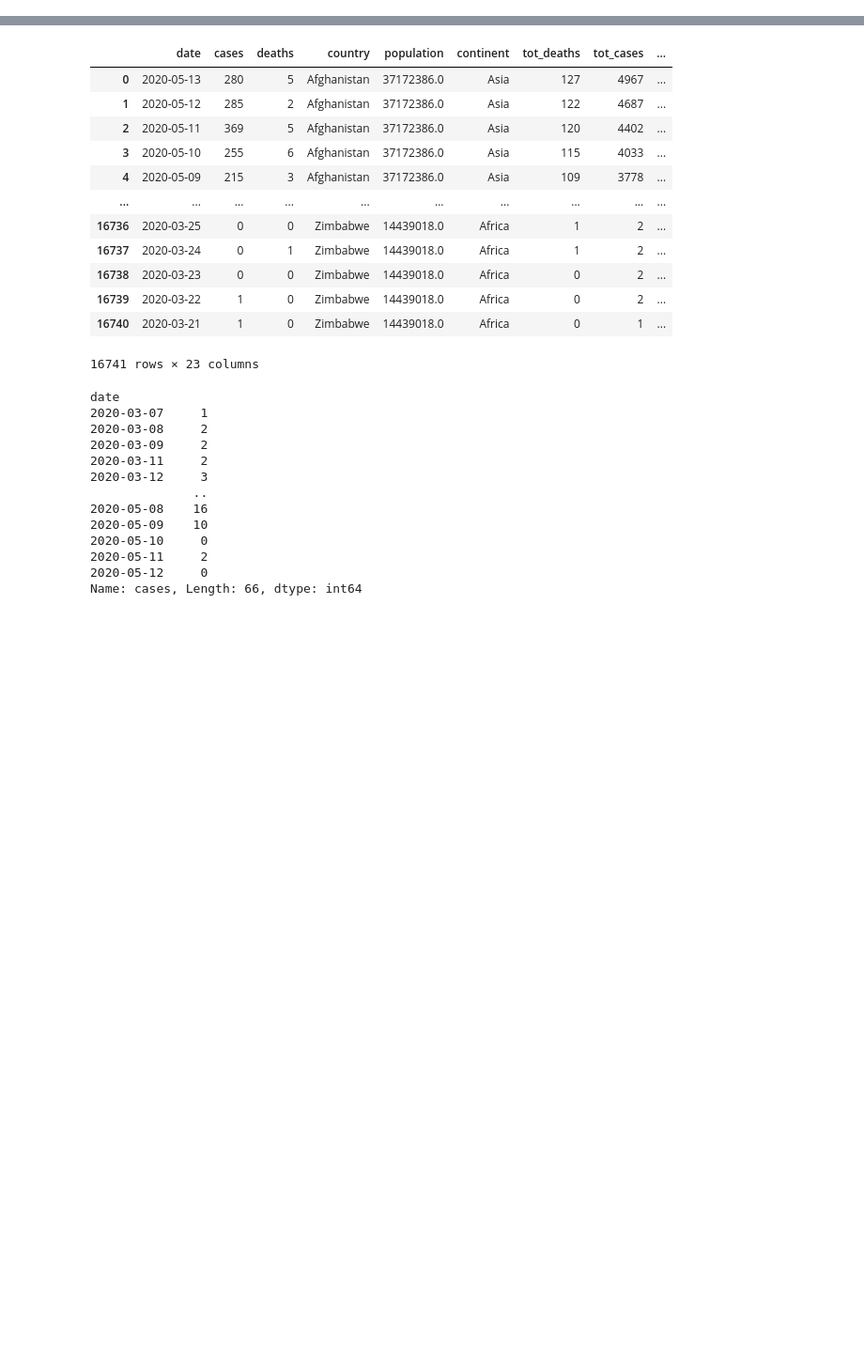
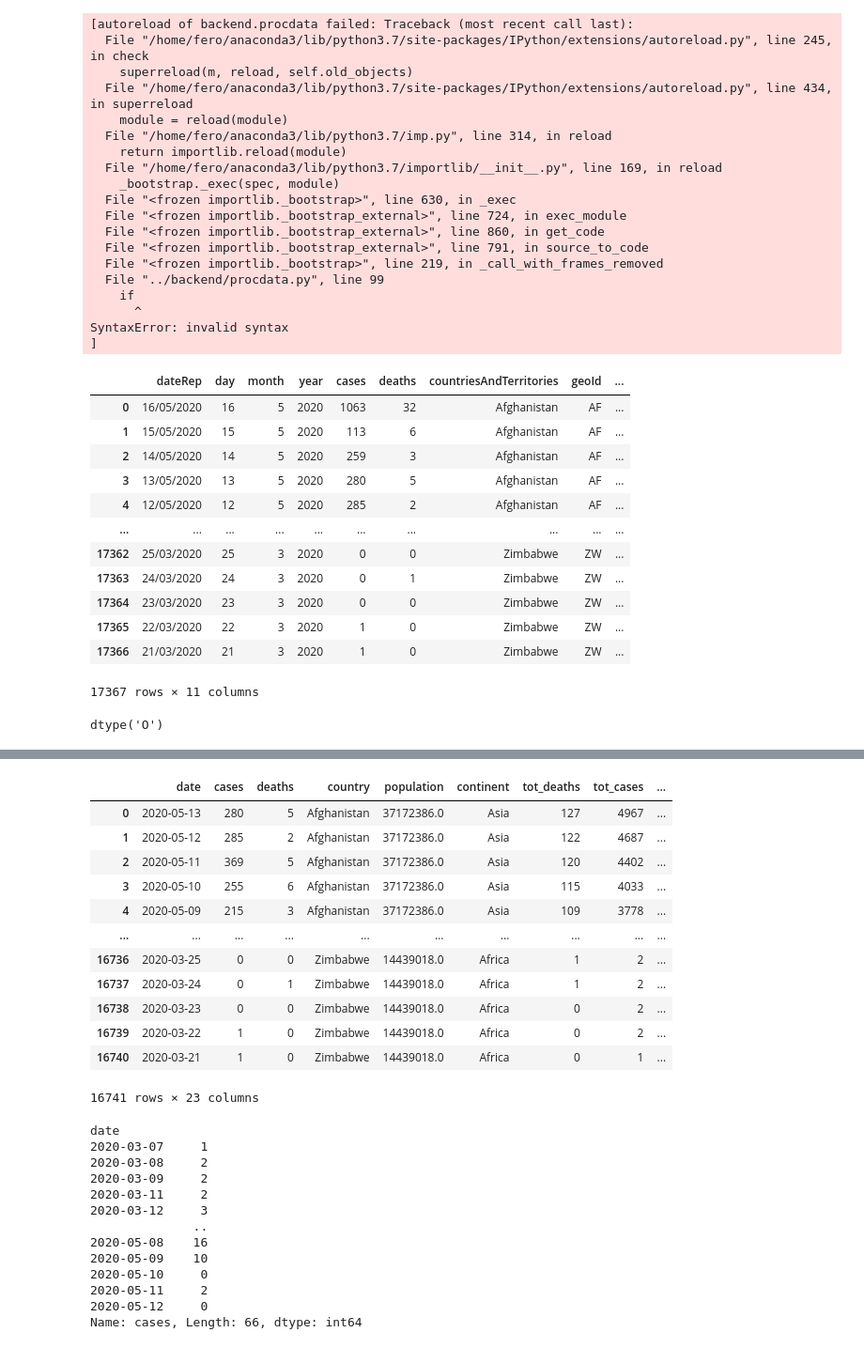
Before and after one commit to silverfield/corona-vis, a Jupyter notebook: nbs/process.ipynb, the cells around one changed output, grey strips where cells are left out. Shown at 94% size. Drawn from its saved outputs; the diff is of its cells as text; code cells hidden in the pictures; blank space fills up the shorter version.

```diff
--- a/nbs/process.ipynb
+++ b/nbs/process.ipynb
@@ -14,3 +14,46 @@ from backend.procdata import *
 import urllib.request
 import json
 import pprint
+# %%
+url = 'https://www.ecdc.europa.eu/sites/default/files/documents/COVID-19-geographic-disbtribution-worldwide.xlsx'
+df = pd.read_excel(url)
+# %%
+df
+# %% [output]
+[autoreload of backend.procdata failed: Traceback (most recent call last):
+  File "/home/fero/anaconda3/lib/python3.7/site-packages/IPython/extensions/autoreload.py", line 245, in check
+    superreload(m, reload, self.old_objects)
+  File "/home/fero/anaconda3/lib/python3.7/site-packages/IPython/extensions/autoreload.py", line 434, in superreload
+    module = reload(module)
+  File "/home/fero/anaconda3/lib/python3.7/imp.py", line 314, in reload
+    return importlib.reload(module)
+  File "/home/fero/anaconda3/lib/python3.7/importlib/__init__.py", line 169, in reload
+    _bootstrap._exec(spec, module)
+  File "<frozen importlib._bootstrap>", line 630, in _exec
+  File "<frozen importlib._bootstrap_external>", line 724, in exec_module
+  File "<frozen importlib._bootstrap_external>", line 860, in get_code
+  File "<frozen importlib._bootstrap_external>", line 791, in source_to_code
+  File "<frozen importlib._bootstrap>", line 219, in _call_with_frames_removed
+  File "../backend/procdata.py", line 99
+    if
+      ^
+SyntaxError: invalid syntax
+]
+|  | dateRep | day | month | year | cases | deaths | countriesAndTerritories | geoId | ... |
+| 0 | 16/05/2020 | 16 | 5 | 2020 | 1063 | 32 | Afghanistan | AF | ... |
+| 1 | 15/05/2020 | 15 | 5 | 2020 | 113 | 6 | Afghanistan | AF | ... |
+| 2 | 14/05/2020 | 14 | 5 | 2020 | 259 | 3 | Afghanistan | AF | ... |
+| 3 | 13/05/2020 | 13 | 5 | 2020 | 280 | 5 | Afghanistan | AF | ... |
+| 4 | 12/05/2020 | 12 | 5 | 2020 | 285 | 2 | Afghanistan | AF | ... |
+| ... | ... | ... | ... | ... | ... | ... | ... | ... | ... |
+| 17362 | 25/03/2020 | 25 | 3 | 2020 | 0 | 0 | Zimbabwe | ZW | ... |
+| 17363 | 24/03/2020 | 24 | 3 | 2020 | 0 | 1 | Zimbabwe | ZW | ... |
+| 17364 | 23/03/2020 | 23 | 3 | 2020 | 0 | 0 | Zimbabwe | ZW | ... |
+| 17365 | 22/03/2020 | 22 | 3 | 2020 | 1 | 0 | Zimbabwe | ZW | ... |
+| 17366 | 21/03/2020 | 21 | 3 | 2020 | 1 | 0 | Zimbabwe | ZW | ... |
+17367 rows × 11 columns
+# %%
+d = df['dateRep'].dtype
+d.
+# %% [output]
+dtype('O')
```
Also changed, not shown: parts of 4 cells of this notebook, 6 other files.
